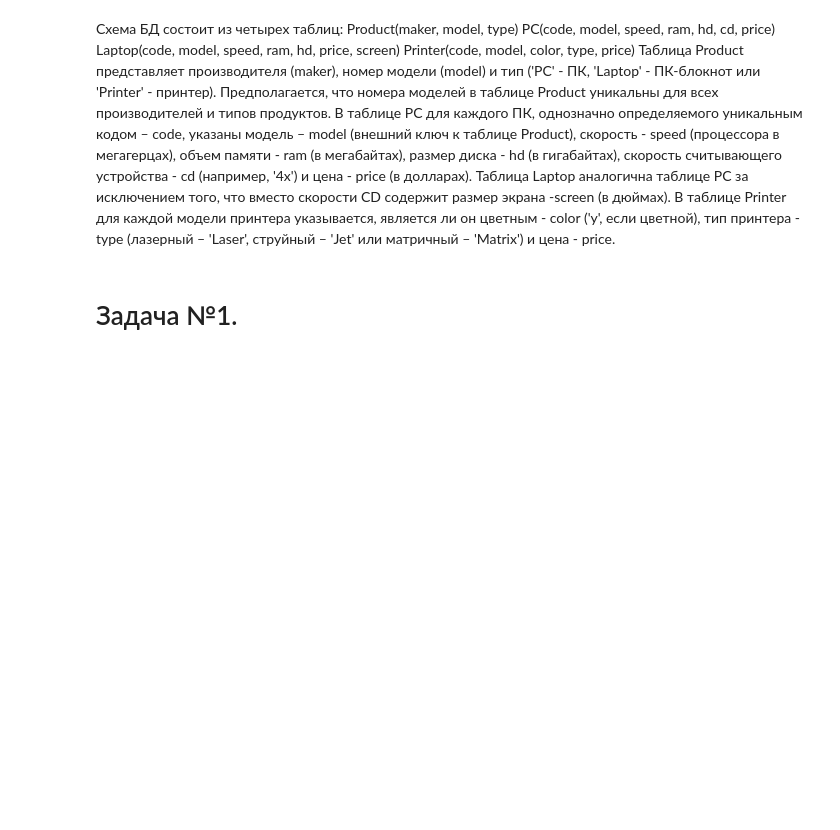
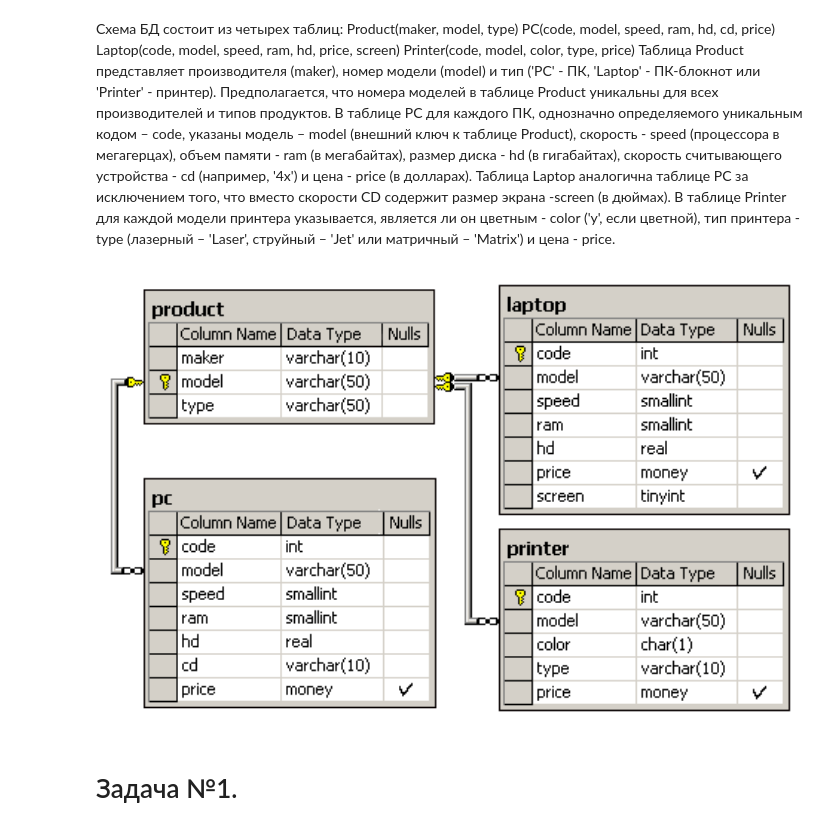
Before and after one commit to Kedrynez/Tasks-from-the-sql-ex.ru, a Jupyter notebook: sql_ex_postgres_in_colab.ipynb, the cells around one changed output. Saved outputs shown, nothing was run; the diff lists cells and outputs as text; code cells hidden in the pictures; blank space fills up the shorter version.

```diff
--- a/sql_ex_postgres_in_colab.ipynb
+++ b/sql_ex_postgres_in_colab.ipynb
@@ -35,3 +40,7 @@ Printer(code, model, color, type, price)
+# %%
+Image('computers.gif', width=700)
+# %% [output]
+[figure, added]
 # %% [markdown]
 # Задача №1.
 # %% [markdown]
```
Also changed, not shown: parts of 10 cells of this notebook.
